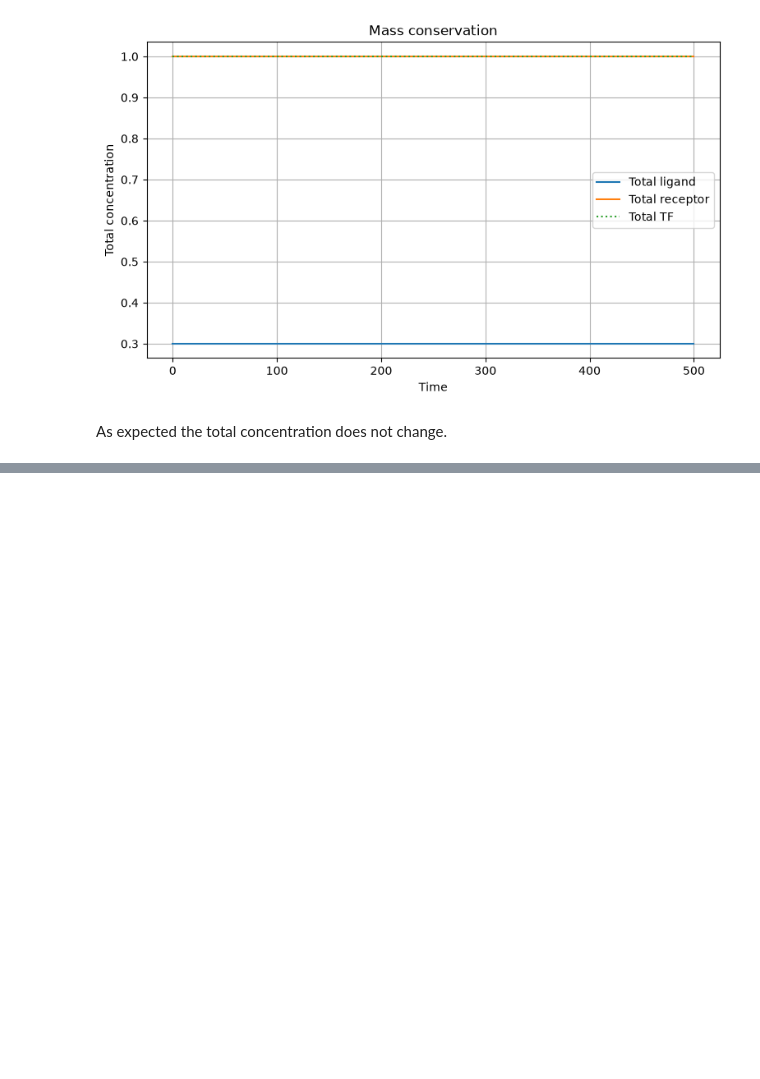
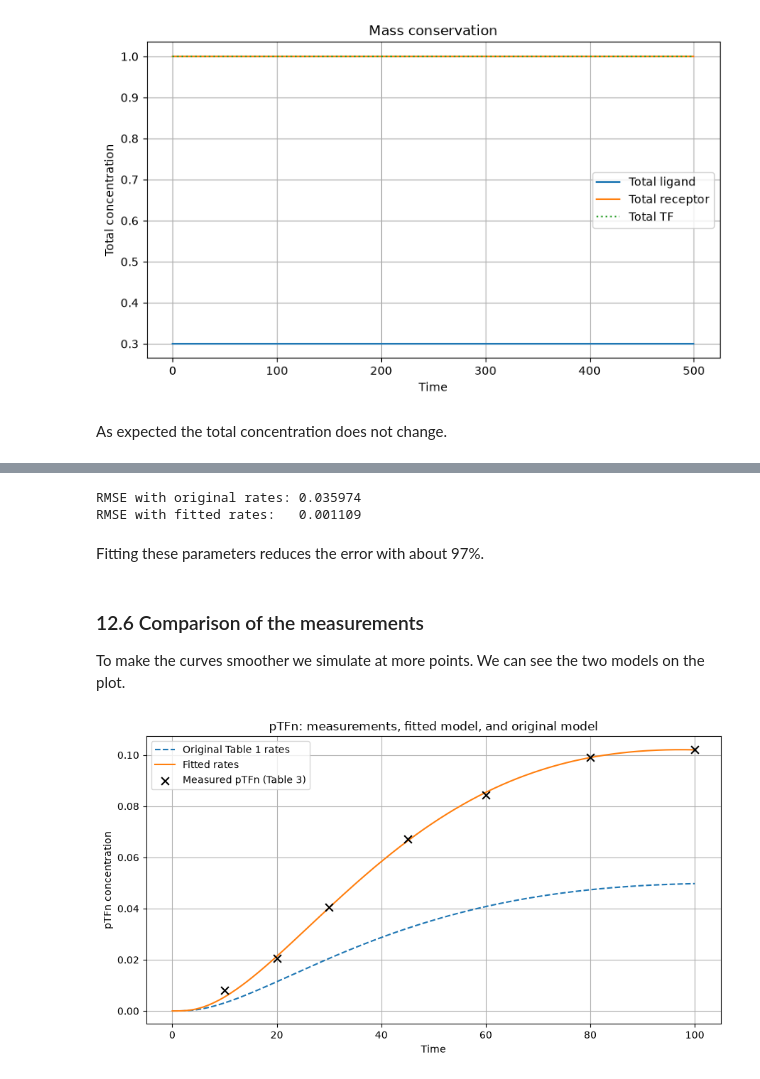
Before and after one commit to DaniAngelov17/modeling-biosystems, a Jupyter notebook: section1_modelling.ipynb, the cells around one changed output, grey strips where cells are left out. Cells and saved outputs as stored; diff of their text form; code cells hidden in the pictures; blank space fills up the shorter version.

Commit message:
Complete Section 1 parameter estimation for k3 and k4

```diff
--- a/section1_modelling.ipynb
+++ b/section1_modelling.ipynb
@@ -45,6 +48,6 @@ Define the rate of change for each of the species in `plant_growth(t, y)`.
 # %%
 # Differential equations
-def plant_growth(t, y):
+def plant_growth(t, y, k3, k4):
 
     L, R, LR, LRa, TFc, pTFc, pTFn, TFn = y
 
@@ -167,0 +236,18 @@ As expected the total concentration does not change.
+# %%
+initial_guess = [k3, k4] # starting point for fitting
+lower_bounds = [0, 0]
+upper_bounds = [np.inf, np.inf]
+
+fit_result = least_squares(
+    pTFn_residuals,
+    x0=initial_guess,
+    bounds=(lower_bounds, upper_bounds)
+)
+"""
+what least_squares does is that it will call the resifuals function
+whith new guessed values until it succeeds to converge to a solution
+"""
+k3_fitted, k4_fitted = fit_result.x
+
+print(f"k3: original = {k3:.5f}, fitted = {k3_fitted:.5f}")
+print(f"k4: original = {k4:.5f}, fitted = {k4_fitted:.5f}")
@@ -167,0 +269,47 @@ As expected the total concentration does not change.
+# %%
+# Predict pTFn once more with the old and new values
+original_at_measurements = simulate_pTFn(k3, k4, measurement_times)
+fitted_at_measurements = simulate_pTFn(k3_fitted, k4_fitted, measurement_times)
+
+# Square each difference, take the mean, then take the square root.
+original_rmse = np.sqrt(np.mean((original_at_measurements - measured_pTFn)**2))
+fitted_rmse = np.sqrt(np.mean((fitted_at_measurements - measured_pTFn)**2))
+
+print(f"RMSE with original rates: {original_rmse:.6f}")
+print(f"RMSE with fitted rates:   {fitted_rmse:.6f}")
+# %% [output]
+RMSE with original rates: 0.035974
+RMSE with fitted rates:   0.001109
+# %% [markdown]
+Fitting these parameters reduces the error with about 97%.
+# %% [markdown]
+### 12.6 Comparison of the measurements
+
+To make the curves smoother we simulate at more points. We can see the two models on the plot.
+# %%
+comparison_times = np.linspace(0, measurement_times[-1], 400)
+original_curve = simulate_pTFn(k3, k4, comparison_times)
+fitted_curve = simulate_pTFn(k3_fitted, k4_fitted, comparison_times)
+
+plt.figure(figsize=(9, 5))
+plt.plot(comparison_times, original_curve, "--", label="Original Table 1 rates")
+plt.plot(comparison_times, fitted_curve, label="Fitted rates")
+plt.scatter(
+    measurement_times,
+    measured_pTFn,
+    color="black",
+    marker="x",
+    s=60,
+    label="Measured pTFn (Table 3)",
+    zorder=3
+)
+
+plt.xlabel("Time")
+plt.ylabel("pTFn concentration")
+plt.title("pTFn: measurements, fitted model, and original model")
+plt.legend()
+plt.grid(True)
+plt.tight_layout()
+plt.show()
+# %% [output]
+[figure, added]
```
Also changed, not shown: parts of 19 cells of this notebook.
